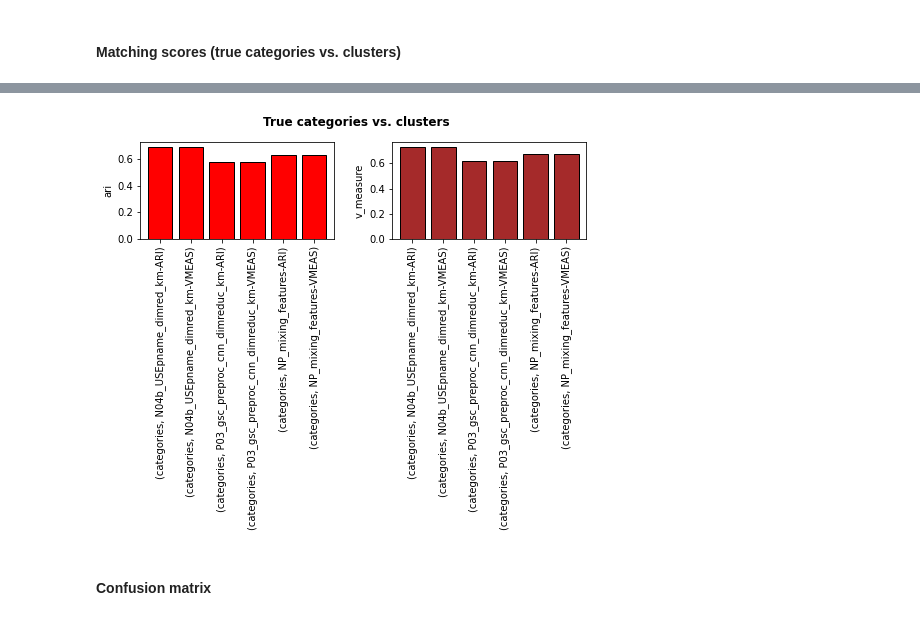
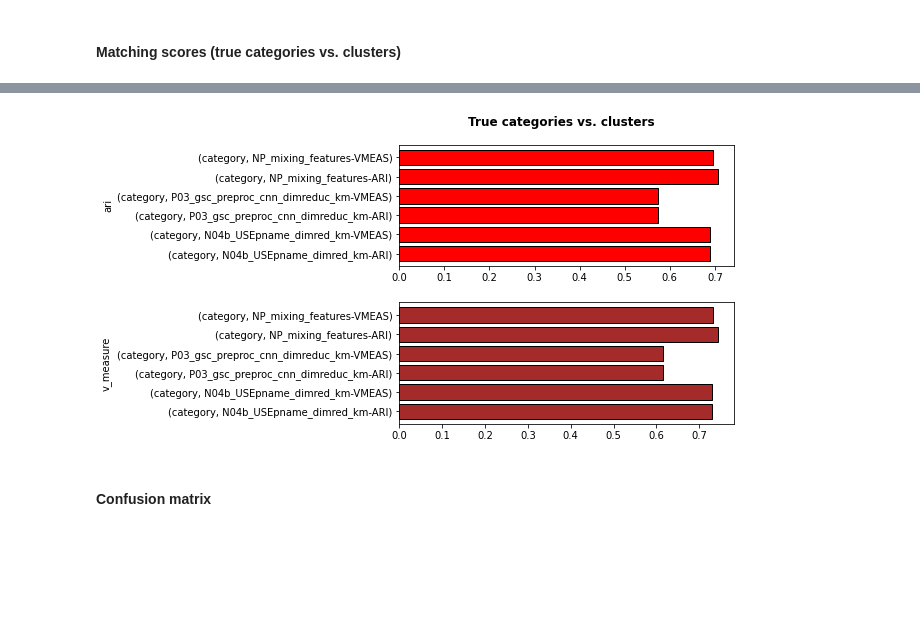
Before and after one commit to SmellyArmure/OC_DS_Project6, a Jupyter notebook: NOTEBOOK/P6_03_NLP_PICT.ipynb, the cells around one changed output, grey strips where cells are left out. Cells and saved outputs as stored; diff of their text form; code cells hidden in the pictures; blank space fills up the shorter version.

```diff
--- a/NOTEBOOK/P6_03_NLP_PICT.ipynb
+++ b/NOTEBOOK/P6_03_NLP_PICT.ipynb
@@ -344,7 +337,7 @@ NLP_df_res_clust.keys(), PICT_df_res_clust.keys()
 # %%
 df_res_clust = pd.concat([NLP_df_res_clust.reset_index(),
                           PICT_df_res_clust.reset_index()],
-                         axis=1)[['uniq_id', 'categories',
+                         axis=1)[['uniq_id', 'category',
                                   'N04b_USEpname_dimred_km-ARI',
                                  'N04b_USEpname_dimred_km-VMEAS',
                                  'P03_gsc_preproc_cnn_dimreduc_km-ARI',
@@ -399,9 +392,9 @@ for k in [2,3,4]:
         ser_vote_clust = df_res_clust[list(cols)].apply(lambda x: x.mode()[0],
                                                             axis=1)
         # Compute ari and v_measure and store in a list
-        ari = adjusted_rand_score(df_res_clust['categories'],
+        ari = adjusted_rand_score(df_res_clust['category'],
                                 ser_vote_clust)
-        v_meas = v_measure_score(df_res_clust['categories'],
+        v_meas = v_measure_score(df_res_clust['category'],
                                 ser_vote_clust)
 
         ari_list.append(ari)
@@ -527,6 +494,8 @@ We define the pipeline that will:
 - perform a dimension reduction
 - perform a clustering (7 clusters)
 # %%
+from sklearn.preprocessing import StandardScaler
+
 # Define the pipeline to be executed and optimized by the GridSearch
 pipe = Pipeline([('featgetter', GetFeaturesFromDict()), # Preprocessed Images getter
                  ('stand', StandardScaler()),
@@ -553,7 +522,7 @@ gsc = GridSearchClust(estimator=pipe,
                       param_grid_estim=param_grid,
                       scoring=['silh', 'cal-har', 'dav_bould',
                                'ami', 'ari', 'homog', 'complet', 'v_meas'],
-                      scoring_true_lab=df_res_clust['categories'],
+                      scoring_true_lab=df_res_clust['category'],
                       refit='ari',
                       greater_is_better=True) # for the refit_score
 # %%
@@ -576,8 +545,8 @@ gsc.fit(new_dict, verbose=True); #
 # %%
-### Loading the results
-import dill as pickle
-with open('NP01_mixing_features.pkl', 'rb') as file:
-    gsc = pickle.load(file)
+# ### Loading the results
+# import dill as pickle
+# with open('NP01_mixing_features.pkl', 'rb') as file:
+#     gsc = pickle.load(file)
 # %%
 # Display results
 
@@ -729,24 +703,24 @@ v_meas: mean=0.673, std=0.047, min=0.614, max=0.729
 # %%
 # Plotting the results
 
-fig = plt.figure(figsize=(8,2))
+fig = plt.figure(figsize=(6,5))
 
-ax1 = fig.add_subplot(121)
-ser_pairs_ARI.plot.bar(width=0.8, color='red', ec='k', ax=ax1)
+ax1 = fig.add_subplot(211)
+ser_pairs_ARI.plot.barh(width=0.8, color='red', ec='k', ax=ax1)
 ax1.set_ylabel('ari')
 # ax1.set(ylim=(0,1))
 
-ax2 = fig.add_subplot(122)
-ser_pairs_VMEAS.plot.bar(width=0.8, color='brown', ec='k', ax=ax2)
+ax2 = fig.add_subplot(212)
+ser_pairs_VMEAS.plot.barh(width=0.8, color='brown', ec='k', ax=ax2)
 ax2.set_ylabel('v_measure')
 # ax2.set(ylim=(0,1))
 
 fig.suptitle('True categories vs. clusters',
              fontweight='bold')
-fig.subplots_adjust(top=0.8, wspace=0.3)
+fig.subplots_adjust(top=0.9, hspace=0.3)
 plt.show()
 # %% [output]
-[figure, old version]
+[figure, new version]
 # %% [markdown]
 #### Confusion matrix
 # %%
```
Also changed, not shown: parts of 41 cells of this notebook, 9 other files.
